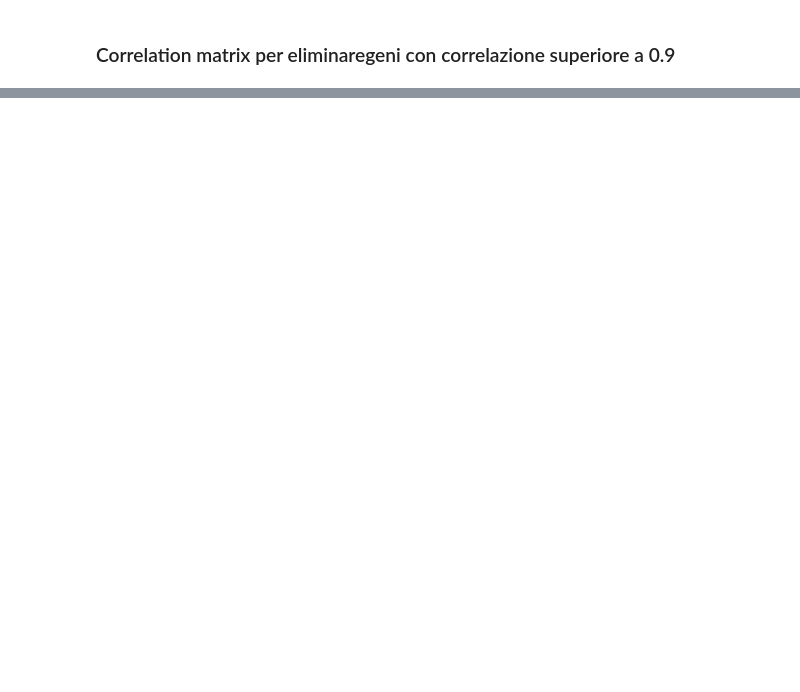
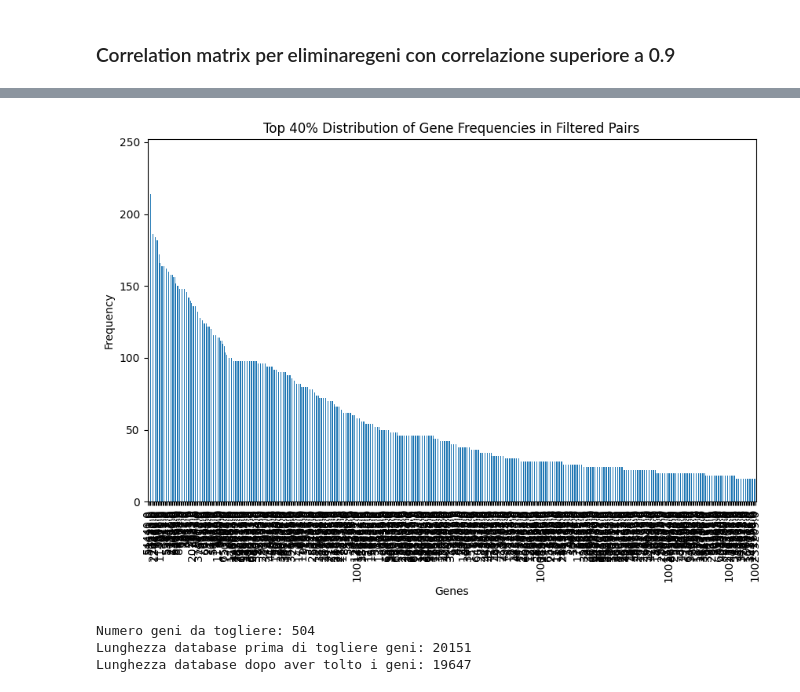
Before and after one commit to alesmk/CHL, a Jupyter notebook: src/Preprocessing.ipynb, the cells around one changed output, grey strips where cells are left out. Saved outputs shown, nothing was run; the diff lists cells and outputs as text; code cells hidden in the pictures; blank space fills up the shorter version.

```diff
--- a/src/Preprocessing.ipynb
+++ b/src/Preprocessing.ipynb
@@ -195,0 +289,7 @@ Lunghezza database dopo aver tolto i geni: 58
+# %%
+ds_skcm = remove_genes(ds_skcm, threshold)
+# %% [output]
+[figure, added]
+Numero geni da togliere: 504
+Lunghezza database prima di togliere geni: 20151
+Lunghezza database dopo aver tolto i geni: 19647
```
Also changed, not shown: parts of 15 cells of this notebook, 17 other files.
